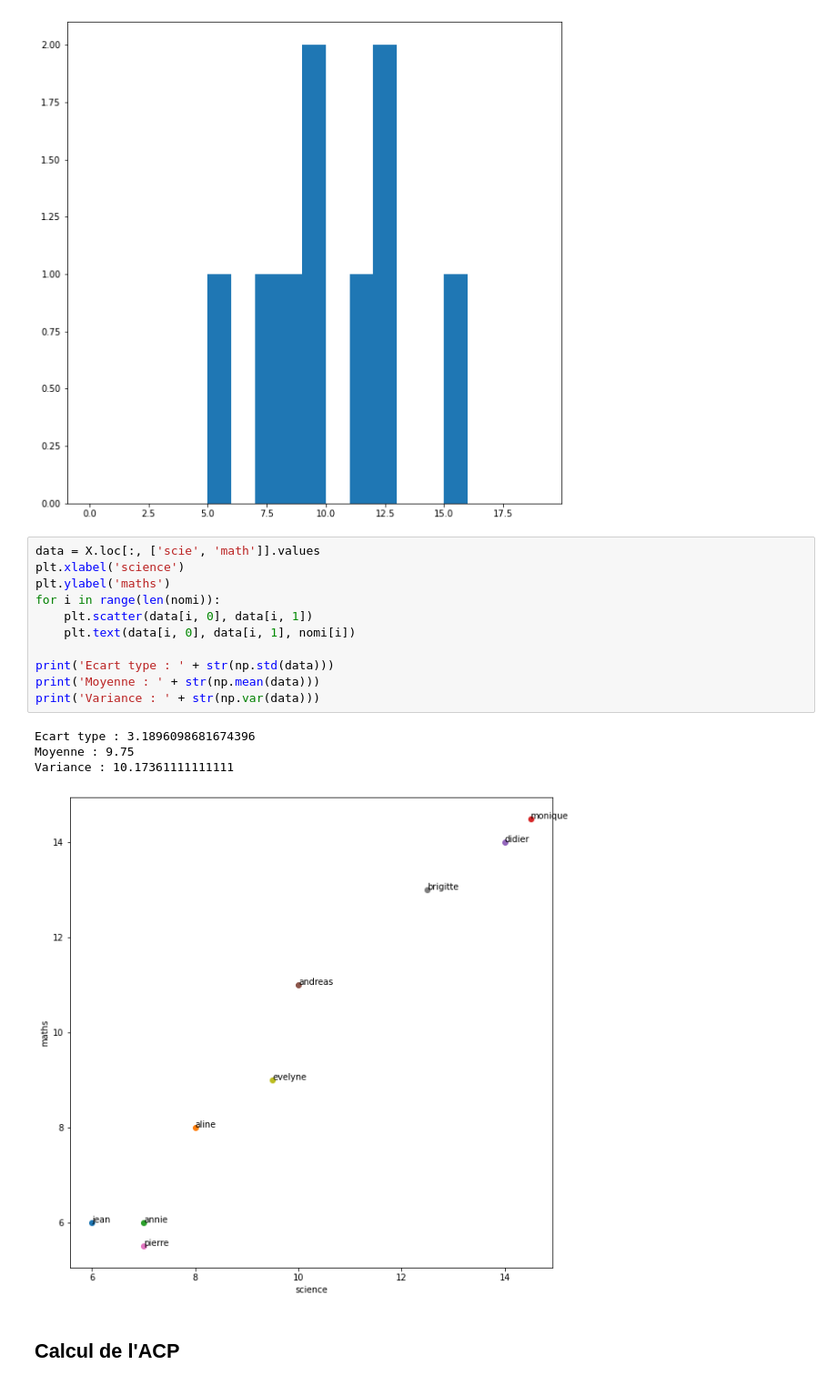
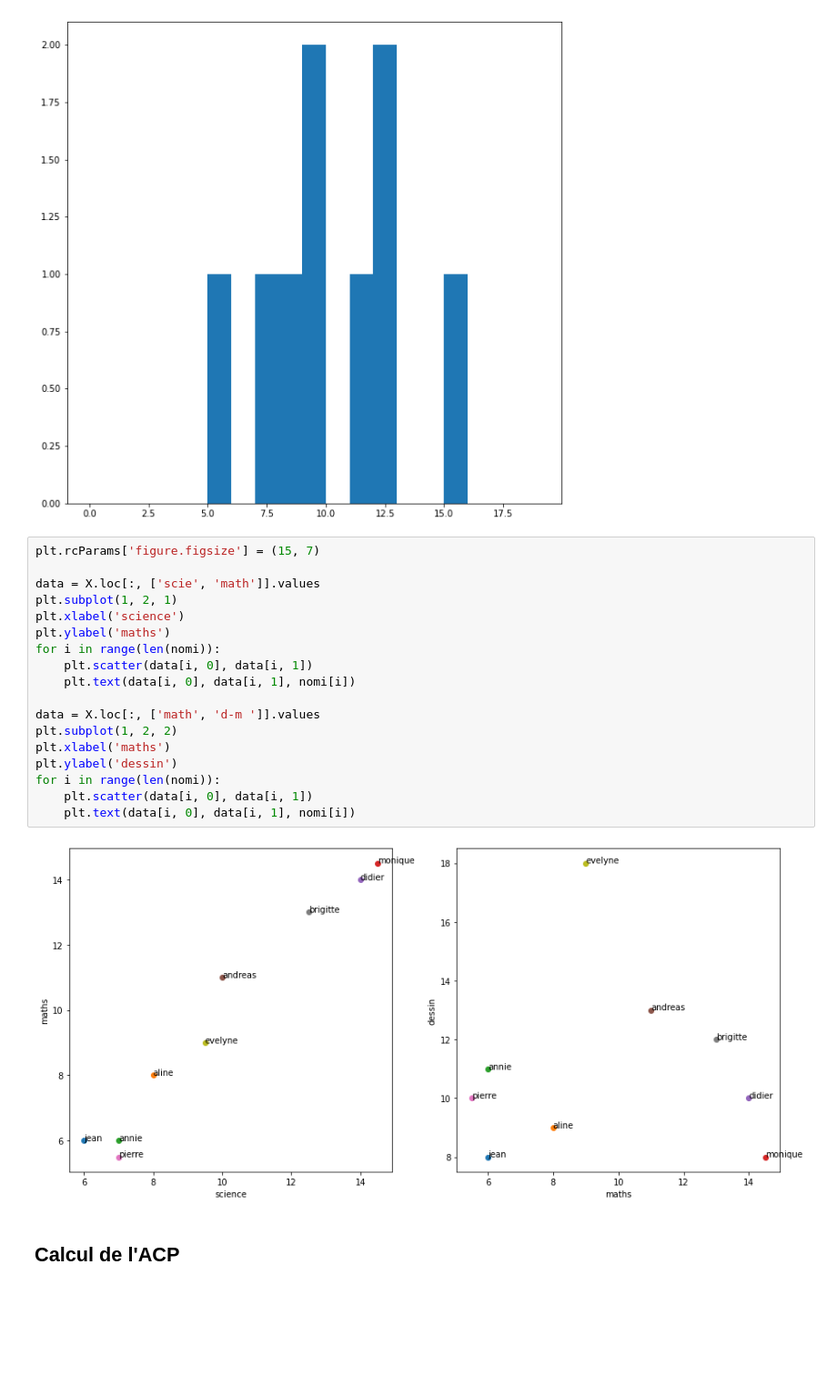
Before and after one commit to TheBoje/Projet_AD, a Jupyter notebook: src/TP2/ad_TP2_1.ipynb, the cells around one changed output. Shown at 91% size. Drawn from its saved outputs; the diff is of its cells as text; blank space fills up the shorter version.

```diff
--- a/src/TP2/ad_TP2_1.ipynb
+++ b/src/TP2/ad_TP2_1.ipynb
@@ -40,21 +40,25 @@ Moyenne : 10.055555555555555
 Variance : 7.913580246913581
 [figure]
 # %%
+plt.rcParams['figure.figsize'] = (15, 7)
+
 data = X.loc[:, ['scie', 'math']].values
+plt.subplot(1, 2, 1)
 plt.xlabel('science')
 plt.ylabel('maths')
 for i in range(len(nomi)):
     plt.scatter(data[i, 0], data[i, 1])
     plt.text(data[i, 0], data[i, 1], nomi[i])
 
-print('Ecart type : ' + str(np.std(data)))
-print('Moyenne : ' + str(np.mean(data)))
-print('Variance : ' + str(np.var(data)))
+data = X.loc[:, ['math', 'd-m ']].values
+plt.subplot(1, 2, 2)
+plt.xlabel('maths')
+plt.ylabel('dessin')
+for i in range(len(nomi)):
+    plt.scatter(data[i, 0], data[i, 1])
+    plt.text(data[i, 0], data[i, 1], nomi[i])
 # %% [output]
-Ecart type : 3.1896098681674396
-Moyenne : 9.75
-Variance : 10.17361111111111
-[figure, old version]
+[figure, new version]
 # %% [markdown]
 ## Calcul de l'ACP
 # %%
```
Also changed, not shown: parts of 19 cells of this notebook.
